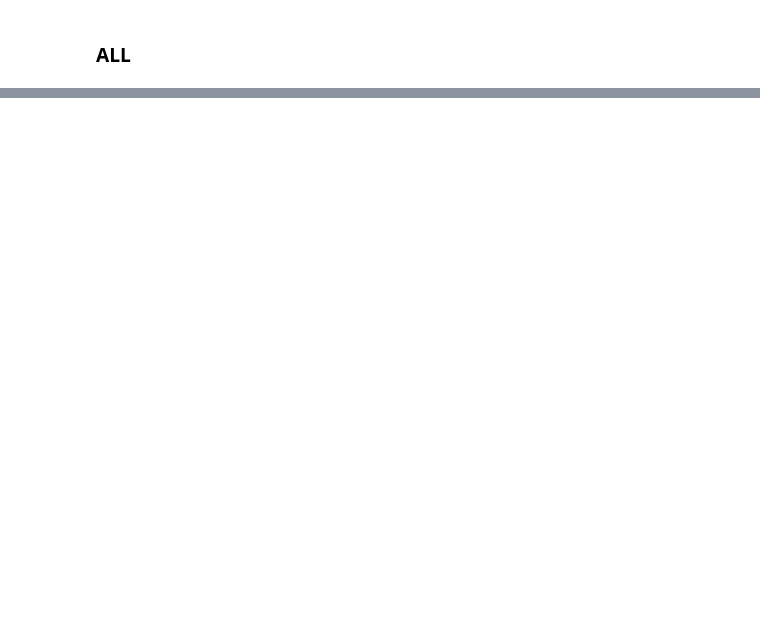
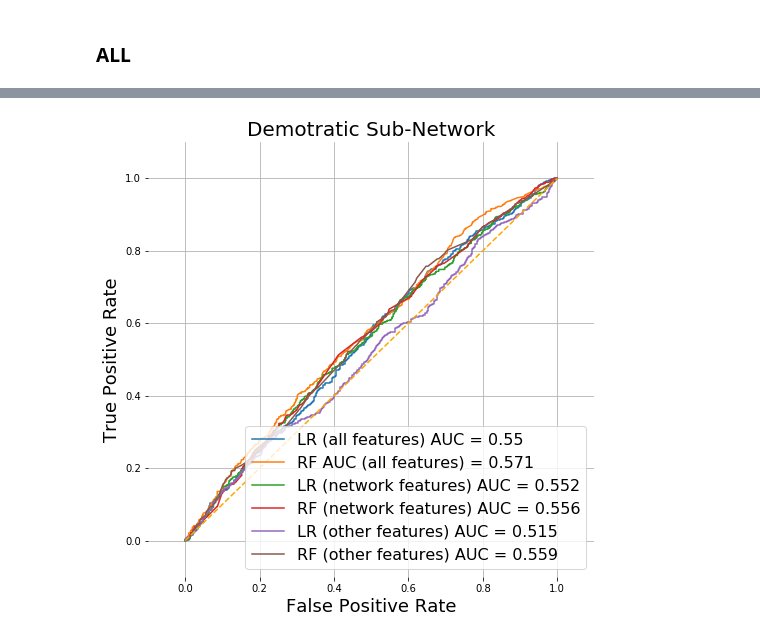
Before and after one commit to philippschmalen/Project_tsds, a Jupyter notebook: Asger_n_Simon/Statistics, estimation and prediction.ipynb, the cells around one changed output, grey strips where cells are left out. Saved outputs shown, nothing was run; the diff lists cells and outputs as text; code cells hidden in the pictures; blank space fills up the shorter version.

```diff
--- a/Asger_n_Simon/Statistics, estimation and prediction.ipynb
+++ b/Asger_n_Simon/Statistics, estimation and prediction.ipynb
@@ -660,0 +903,86 @@ plt.show()
+# %%
+#DEM
+
+# All features:------------------------------------------------------------------------------
+clf_lg = LogisticRegression().fit(X_dem_allF_train, y_dem_train)
+pred_log = clf_lg.predict(X_dem_allF_test)
+pred_proba_log = clf_lg.predict_proba(X_dem_allF_test)[:,1]
+
+clf_rf = RandomForestClassifier(max_depth=5, random_state=0).fit(X_dem_allF_train, y_dem_train)
+pred_rf = clf_rf.predict(X_dem_allF_test)
+pred_proba_rf = clf_rf.predict_proba(X_dem_allF_test)[:,1]
+
+#Logistic regression
+fpr1, tpr1, thresholds1 = metrics.roc_curve(y_dem_test, pred_proba_log)
+auc1 = round(metrics.roc_auc_score(y_dem_test, pred_proba_log), 3)
+
+#Random forrest
+fpr2, tpr2, thresholds2 = metrics.roc_curve(y_dem_test, pred_proba_rf)
+auc2 = round(metrics.roc_auc_score(y_dem_test, pred_proba_rf), 3)
+
+
+# Network features: ----------------------------------------------------------------------------
+clfN_lg = LogisticRegression().fit(X_dem_NF_train, y_dem_train)
+predN_log = clfN_lg.predict(X_dem_NF_test)
+pred_probaN_log = clfN_lg.predict_proba(X_dem_NF_test)[:,1]
+
+clfN_rf = RandomForestClassifier(max_depth=5, random_state=0).fit(X_dem_NF_train, y_dem_train)
+predN_rf = clfN_rf.predict(X_dem_NF_test)
+pred_probaN_rf = clfN_rf.predict_proba(X_dem_NF_test)[:,1]
+
+#Logistic regression
+fprN1, tprN1, thresholdsN1 = metrics.roc_curve(y_dem_test, pred_probaN_log)
+aucN1 = round(metrics.roc_auc_score(y_dem_test, pred_probaN_log), 3)
+
+#Random forrest
+fprN2, tprN2, thresholdsN2 = metrics.roc_curve(y_dem_test, pred_probaN_rf)
+aucN2 = round(metrics.roc_auc_score(y_dem_test, pred_probaN_rf), 3)
+
+# "Other" features: ----------------------------------------------------------------------------
+clfO_lg = LogisticRegression().fit(X_dem_OF_train, y_dem_train)
+predO_log = clfO_lg.predict(X_dem_OF_test)
+pred_probaO_log = clfO_lg.predict_proba(X_dem_OF_test)[:,1]
+
+clfO_rf = RandomForestClassifier(max_depth=5, random_state=0).fit(X_dem_OF_train, y_dem_train)
+predO_rf = clfO_rf.predict(X_dem_OF_test)
+pred_probaO_rf = clfO_rf.predict_proba(X_dem_OF_test)[:,1]
+
+#Logistic regression
+fprO1, tprO1, thresholdsO1 = metrics.roc_curve(y_dem_test, pred_probaO_log)
+aucO1 = round(metrics.roc_auc_score(y_dem_test, pred_probaO_log), 3)
+
+#Random forrest
+fprO2, tprO2, thresholdsO2 = metrics.roc_curve(y_dem_test, pred_probaO_rf)
+aucO2 = round(metrics.roc_auc_score(y_dem_test, pred_probaO_rf), 3)
+
+
+plt.figure(figsize=[8,8])
+
+plt.plot(fpr1, tpr1, label = "LR (all features) AUC = " + str(auc1))
+plt.plot(fpr2, tpr2, label = "RF AUC (all features) = " + str(auc2))
+
+plt.plot(fprN1, tprN1, label = "LR (network features) AUC = " + str(aucN1))
+plt.plot(fprN2, tprN2, label = "RF (network features) AUC = " + str(aucN2))
+
+plt.plot(fprO1, tprO1, label = "LR (other features) AUC = " + str(aucO1))
+plt.plot(fprO2, tprO2, label = "RF (other features) AUC = " + str(aucO2))
+
+plt.plot(np.arange(0, 1.1, 0.1), np.arange(0, 1.1, 0.1), linestyle = "dashed", color = "orange")
+
+plt.xlim([-0.1, 1.1])
+plt.ylim([-0.1, 1.1])
+#plt.title('ROC curve', fontsize = 18)
+plt.xlabel('False Positive Rate', fontsize = 18)
+plt.ylabel('True Positive Rate', fontsize = 18)
+plt.grid(True)
+
+plt.legend(fontsize = 16)
+sns.despine(left=True, bottom= True)
+
+plt.title("Demotratic Sub-Network", fontsize = 20)
+
+plt.savefig('roc_dem_new.pdf', bbox_inches="tight")
+
+plt.show()
+# %% [output]
+[figure, added]
```
Also changed, not shown: parts of 29 cells of this notebook, 6 other files.
